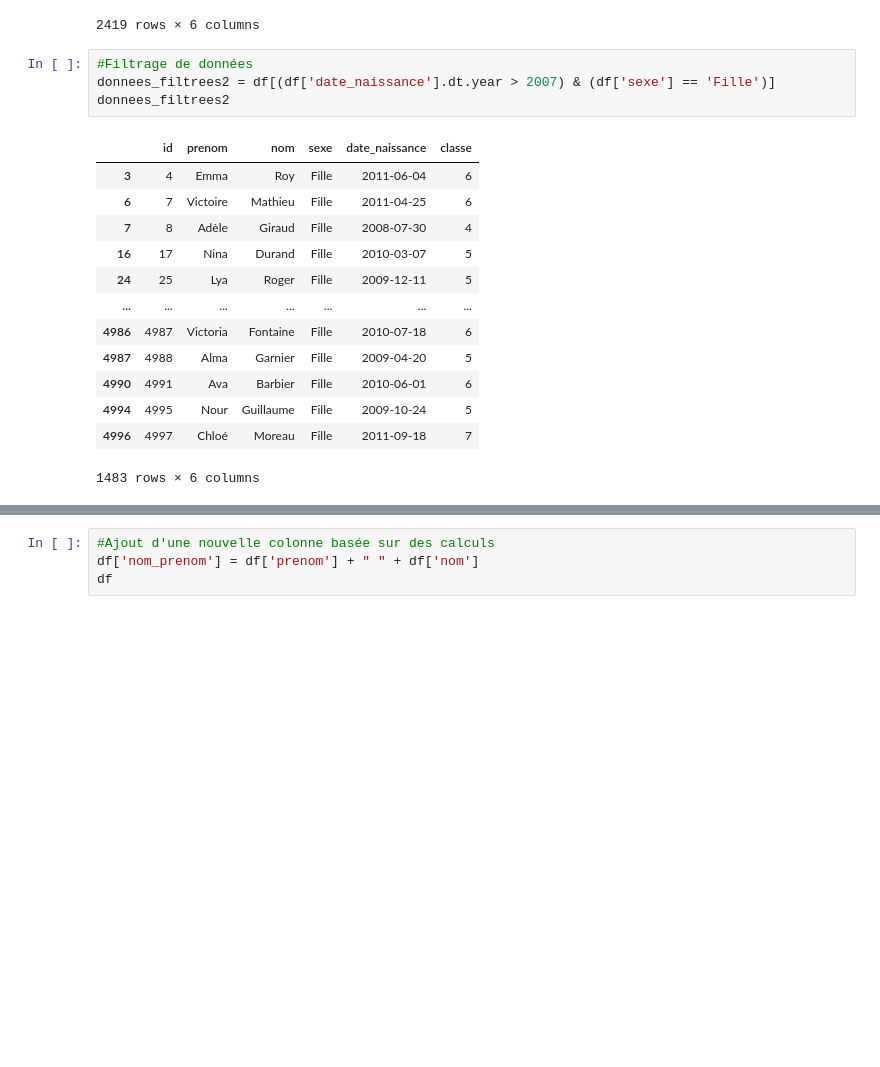
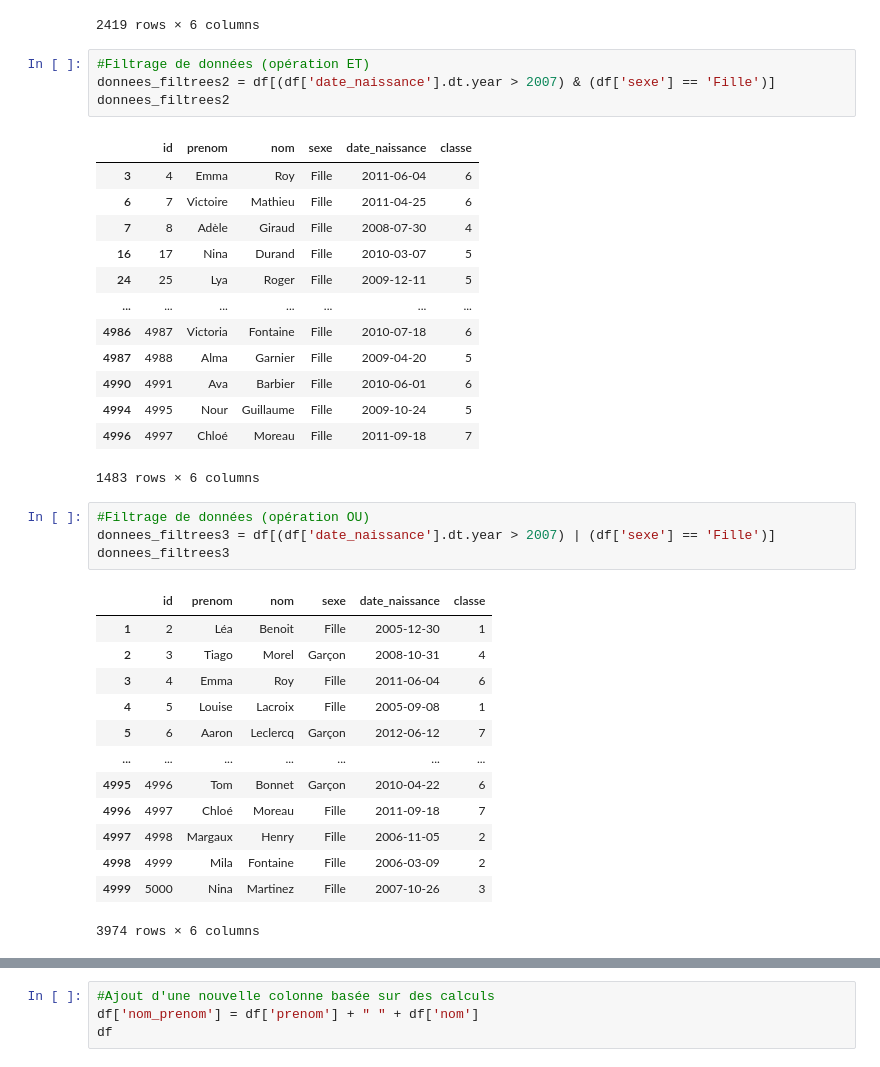
Before and after one commit to ZorroLeVrai/Python.Bureautique, a Jupyter notebook: Notebooks/utilisation_pandas.ipynb, the cells around one changed output, grey strips where cells are left out. Drawn from its saved outputs; the diff is of its cells as text; blank space fills up the shorter version.

```diff
--- a/Notebooks/utilisation_pandas.ipynb
+++ b/Notebooks/utilisation_pandas.ipynb
@@ -178,7 +186,7 @@ donnees_filtrees
 | 4999 | 5000 | Nina | Martinez | Fille | 2007-10-26 | 3 |
 2419 rows × 6 columns
 # %%
-#Filtrage de données
+#Filtrage de données (opération ET)
 donnees_filtrees2 = df[(df['date_naissance'].dt.year > 2007) & (df['sexe'] == 'Fille')]
 donnees_filtrees2
 # %% [output]
@@ -195,3 +203,21 @@ donnees_filtrees2
 | 4994 | 4995 | Nour | Guillaume | Fille | 2009-10-24 | 5 |
 | 4996 | 4997 | Chloé | Moreau | Fille | 2011-09-18 | 7 |
 1483 rows × 6 columns
+# %%
+#Filtrage de données (opération OU)
+donnees_filtrees3 = df[(df['date_naissance'].dt.year > 2007) | (df['sexe'] == 'Fille')]
+donnees_filtrees3
+# %% [output]
+|  | id | prenom | nom | sexe | date_naissance | classe |
+| 1 | 2 | Léa | Benoit | Fille | 2005-12-30 | 1 |
+| 2 | 3 | Tiago | Morel | Garçon | 2008-10-31 | 4 |
+| 3 | 4 | Emma | Roy | Fille | 2011-06-04 | 6 |
+| 4 | 5 | Louise | Lacroix | Fille | 2005-09-08 | 1 |
+| 5 | 6 | Aaron | Leclercq | Garçon | 2012-06-12 | 7 |
+| ... | ... | ... | ... | ... | ... | ... |
+| 4995 | 4996 | Tom | Bonnet | Garçon | 2010-04-22 | 6 |
+| 4996 | 4997 | Chloé | Moreau | Fille | 2011-09-18 | 7 |
+| 4997 | 4998 | Margaux | Henry | Fille | 2006-11-05 | 2 |
+| 4998 | 4999 | Mila | Fontaine | Fille | 2006-03-09 | 2 |
+| 4999 | 5000 | Nina | Martinez | Fille | 2007-10-26 | 3 |
+3974 rows × 6 columns
```
Also changed, not shown: parts of 13 cells of this notebook, 1 other file.
